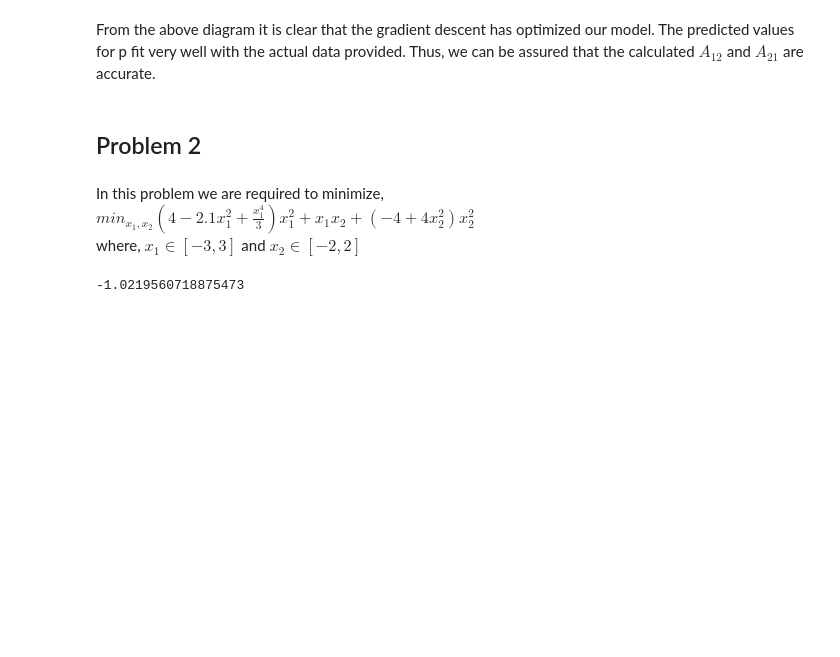
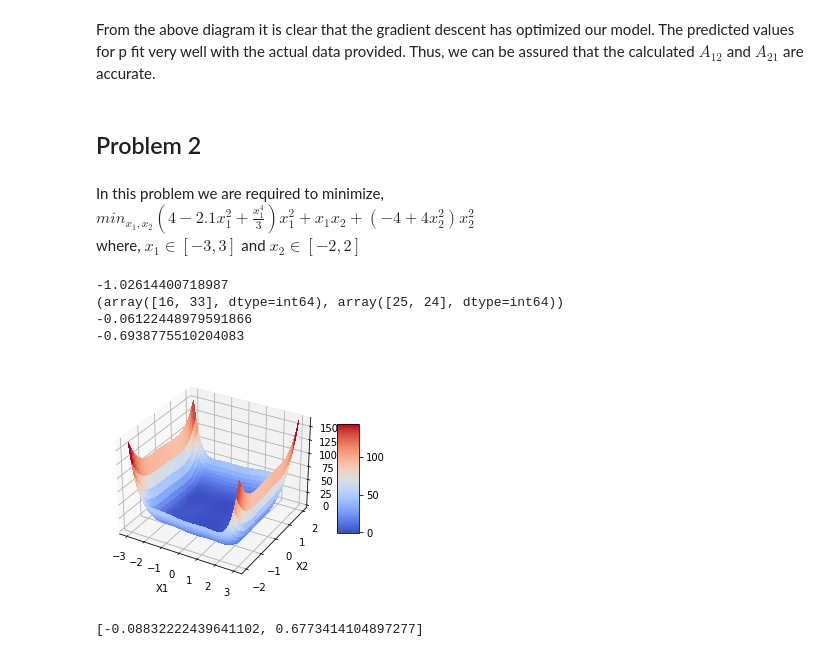
Before and after one commit to omiksave/Design-Optimization, a Jupyter notebook: Homework3.ipynb, the cells around one changed output. Drawn from its saved outputs; the diff is of its cells as text; code cells hidden in the pictures; blank space fills up the shorter version.

```diff
--- a/Homework3.ipynb
+++ b/Homework3.ipynb
@@ -115,12 +116,35 @@ from skopt.space import Real # This allows us to encode variables to optimize al
 # Defining function to minimize
 def cost_fun(x):
     return ((4 - 2.1*(x[0]**2) + (x[0]**4)/3)*(x[0]**2)) + x[0]*x[1] + (-4 + 4*(x[1]**2))*(x[1]**2)
+# %%
+# Plotting Region to Optimize
+x1_line = np.linspace(-3,3,num=50)
+x2_line = np.linspace(-2,2,num=50)
+x1_line,x2_line = np.meshgrid(x1_line,x2_line)
+z_line = cost_fun([x1_line,x2_line])
+print(np.amin(z_line))# Roughly the minimum of this cost function that needs to be achieved
+print(np.where(z_line==np.amin(z_line)))
+
+fig, ax = plt.subplots(subplot_kw={"projection": "3d"})
+surf = ax.plot_surface(x1_line,x2_line,z_line, cmap=cm.coolwarm,
+                       linewidth=0, antialiased=False)
+ax.set_xlabel('X1')
+ax.set_ylabel('X2')
+ax.set_zlabel('Z')
+fig.colorbar(surf, shrink=0.5, aspect=5)
+plt.show()
+# %% [output]
+-1.02614400718987
+(array([16, 33], dtype=int64), array([25, 24], dtype=int64))
+-0.06122448979591866
+-0.6938775510204083
+[figure, added]
 # %%
 # Defining the two variables x1 and x2 as Real Numbers along with their given bounds
 space = [Real(-3,3),Real(-2,2)]
 # Running 50 iterations of Bayesian Optimization to evaluate the best parameter combination to minimize cost function
 res = gp_minimize(cost_fun,space,x0=[0,1],acq_func="EI",n_calls=50,n_random_starts=5,random_state=123,noise=0.1**2)
 # %%
-print(res.fun)
+print(res.x)
 # %% [output]
--1.0219560718875473
+[-0.08832222439641102, 0.6773414104897277]
```
Also changed, not shown: parts of 1 cell of this notebook.
